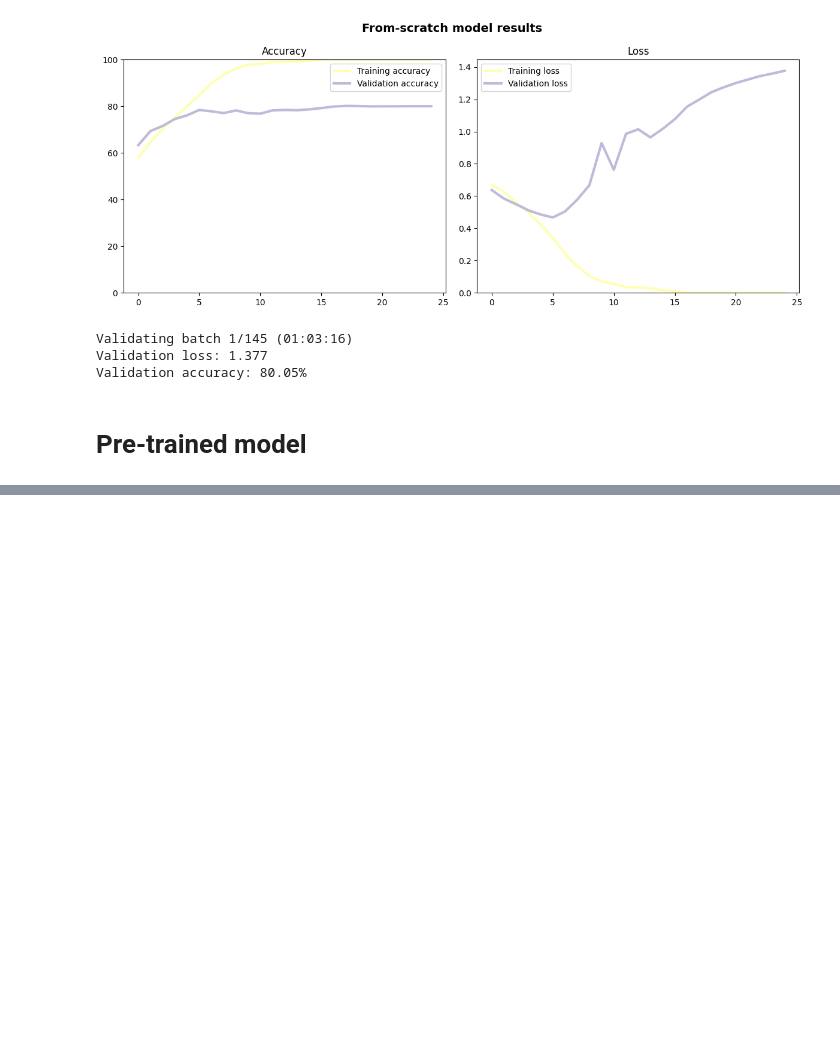
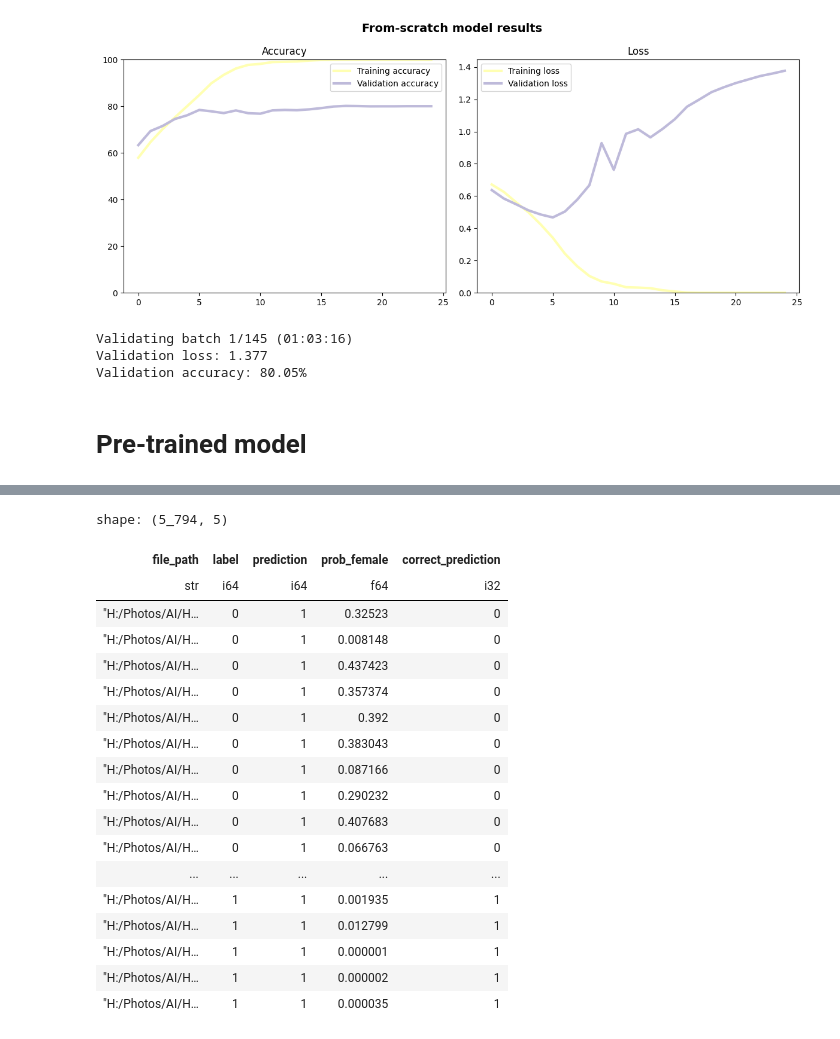
Before and after one commit to Breza/genderative_ai, a Jupyter notebook: Analysis/genderative_analysis.ipynb, the cells around one changed output, grey strips where cells are left out. Saved outputs shown, nothing was run; the diff lists cells and outputs as text; code cells hidden in the pictures; blank space fills up the shorter version.

```diff
--- a/Analysis/genderative_analysis.ipynb
+++ b/Analysis/genderative_analysis.ipynb
@@ -41,7 +42,7 @@ True
 train_color = "#ffffb3"
 val_color = "#bebada"
 data_dir = 'H:/Photos/AI/'
-batch_size = 200
+batch_size = 30
 classes = ('Female', 'Male')
 use_custom_normalization = True
 # %%
@@ -490,0 +522,22 @@ plot_training_progress(train_acc=resnet_train_epoch_accuracy,
+# %%
+exploration_results.sort(by=["correct_prediction"])
+# %% [output]
+shape: (5_794, 5)
+| file_path | label | prediction | prob_female | correct_prediction |
+| str | i64 | i64 | f64 | i32 |
+| "H:/Photos/AI/H… | 0 | 1 | 0.32523 | 0 |
+| "H:/Photos/AI/H… | 0 | 1 | 0.008148 | 0 |
+| "H:/Photos/AI/H… | 0 | 1 | 0.437423 | 0 |
+| "H:/Photos/AI/H… | 0 | 1 | 0.357374 | 0 |
+| "H:/Photos/AI/H… | 0 | 1 | 0.392 | 0 |
+| "H:/Photos/AI/H… | 0 | 1 | 0.383043 | 0 |
+| "H:/Photos/AI/H… | 0 | 1 | 0.087166 | 0 |
+| "H:/Photos/AI/H… | 0 | 1 | 0.290232 | 0 |
+| "H:/Photos/AI/H… | 0 | 1 | 0.407683 | 0 |
+| "H:/Photos/AI/H… | 0 | 1 | 0.066763 | 0 |
+| ... | ... | ... | ... | ... |
+| "H:/Photos/AI/H… | 1 | 1 | 0.001935 | 1 |
+| "H:/Photos/AI/H… | 1 | 1 | 0.012799 | 1 |
+| "H:/Photos/AI/H… | 1 | 1 | 0.000001 | 1 |
+| "H:/Photos/AI/H… | 1 | 1 | 0.000002 | 1 |
+| "H:/Photos/AI/H… | 1 | 1 | 0.000035 | 1 |
```
Also changed, not shown: parts of 17 cells of this notebook, 4 other files.
